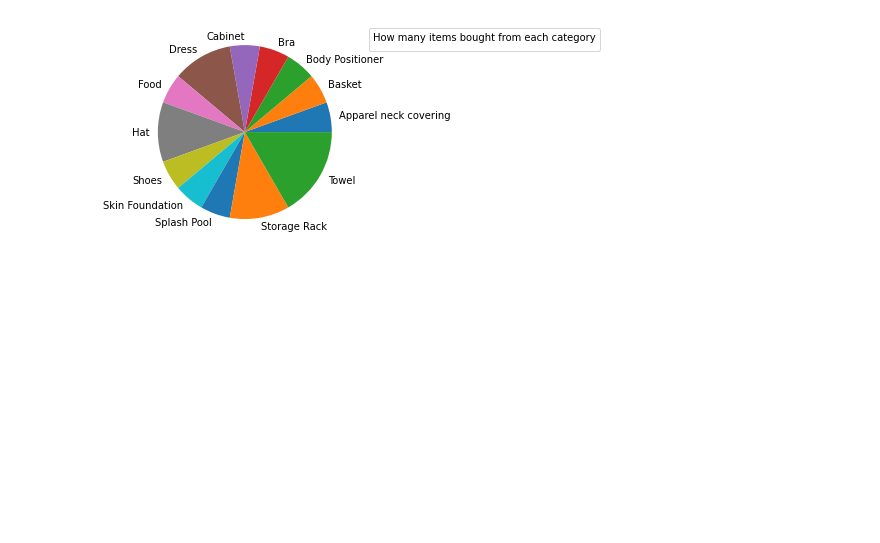
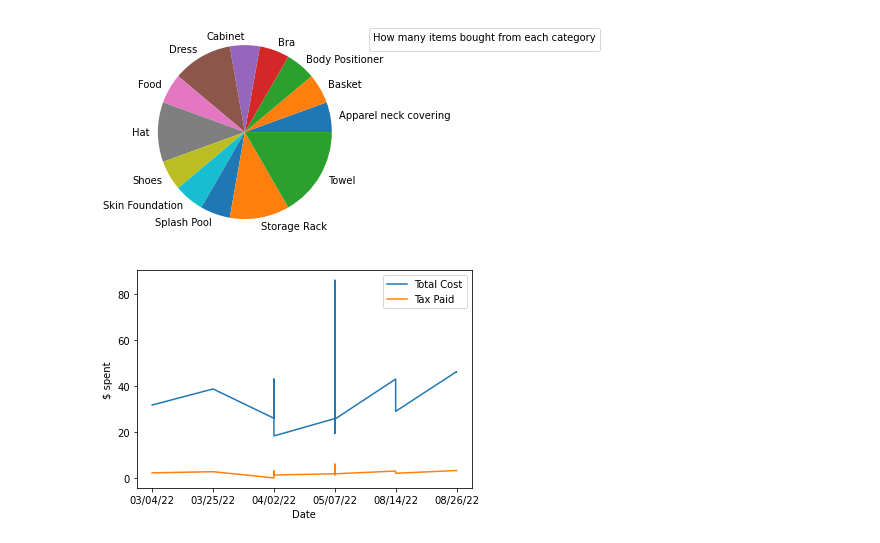
Before and after one commit to zmart101/zoo, a Jupyter notebook: Zach Weeks midterm project.ipynb, the cells around one changed output. Cells and saved outputs as stored; diff of their text form; code cells hidden in the pictures; blank space fills up the shorter version.

```diff
--- a/Zach Weeks midterm project.ipynb
+++ b/Zach Weeks midterm project.ipynb
@@ -97,3 +97,21 @@ No artists with labels found to put in legend.  Note that artists whose label st
   Text(0.1910130348765973, -1.0832885213585677, 'Storage Rack'),
   Text(0.9526279742014657, -0.5499999479716444, 'Towel')])
 [figure]
+# %%
+import pandas as pd
+import matplotlib.pyplot as plt
+df =pd.read_csv('amazon.csv')
+df["Item Total"]=df["Item Total"].str.replace('$','').astype(float)
+df["Category"]=df["Category"].str.replace("_"," ")
+df["Item Subtotal Tax"]=df["Item Subtotal Tax"].str.replace('$','').astype(float)
+y1=df["Item Subtotal Tax"]
+y2=df["Item Total"]
+x=df["Order Date"]
+plt.xlabel("Date")
+plt.ylabel("$ spent")
+plt.plot(x,y2, label= "Total Cost")
+plt.plot(x,y1, label= "Tax Paid")
+plt.legend()
+plt.show()
+# %% [output]
+[figure, added]
```
